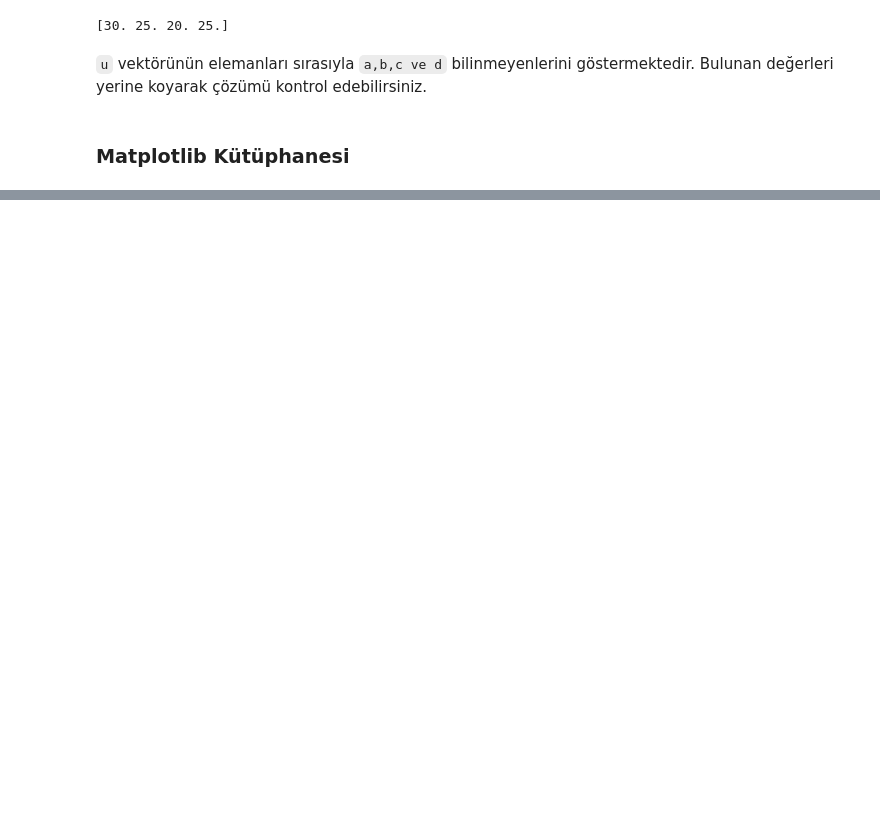
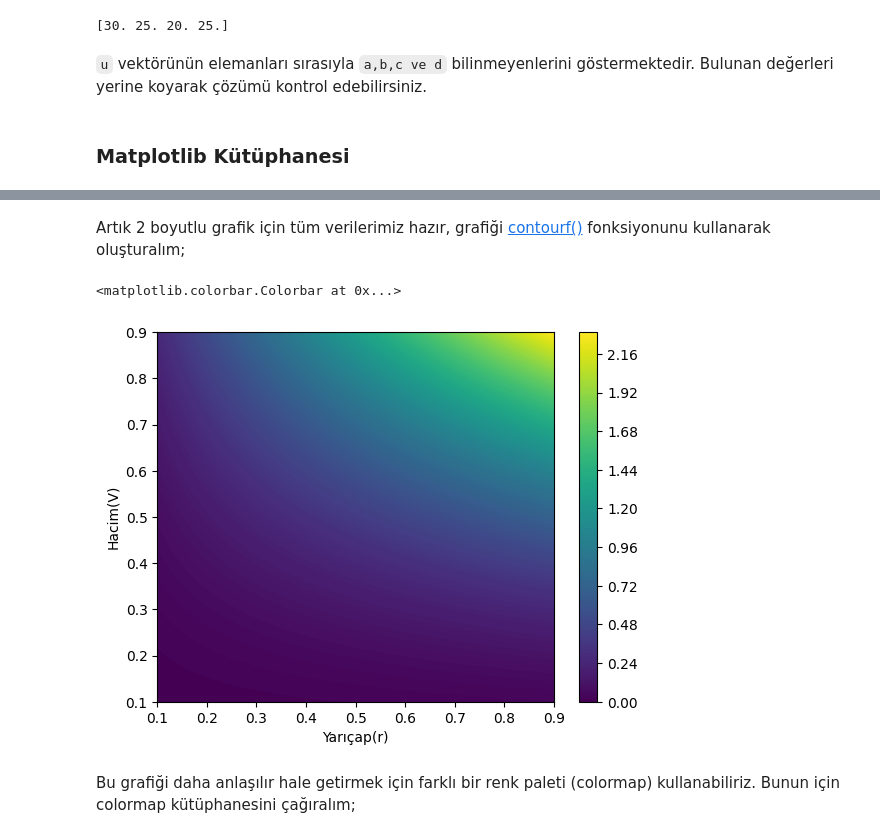
Before and after one commit to seatemelleri/SEA-Temelleri, a Jupyter notebook: Dersler/2_PythonGiris.ipynb, the cells around one changed output, grey strips where cells are left out. Drawn from its saved outputs; the diff is of its cells as text; code cells hidden in the pictures; blank space fills up the shorter version.

```diff
--- a/Dersler/2_PythonGiris.ipynb
+++ b/Dersler/2_PythonGiris.ipynb
@@ -130,0 +184,2 @@ print(u)
+# %%
+h = np.linspace(0.1,0.9)
@@ -130,0 +188,2 @@ print(u)
+# %%
+HH,RR = np.meshgrid(h,r)
@@ -130,0 +192,14 @@ print(u)
+# %%
+hacimler2 = hacim(HH,RR)
+# %% [markdown]
+Artık 2 boyutlu grafik için tüm verilerimiz hazır, grafiği <a href="https://matplotlib.org/stable/api/_as_gen/matplotlib.pyplot.contourf.html"> contourf()</a> fonksiyonunu kullanarak oluşturalım;
+# %%
+plt.contourf(HH,RR,hacimler2,200)
+plt.xlabel("Yarıçap(r)")
+plt.ylabel("Hacim(V)")
+plt.colorbar()
+# %% [output]
+<matplotlib.colorbar.Colorbar at 0x...>
+[figure, added]
+# %% [markdown]
+Bu grafiği daha anlaşılır hale getirmek için farklı bir renk paleti (colormap) kullanabiliriz. Bunun için colormap kütüphanesini çağıralım;
```
Also changed, not shown: parts of 25 cells of this notebook.
